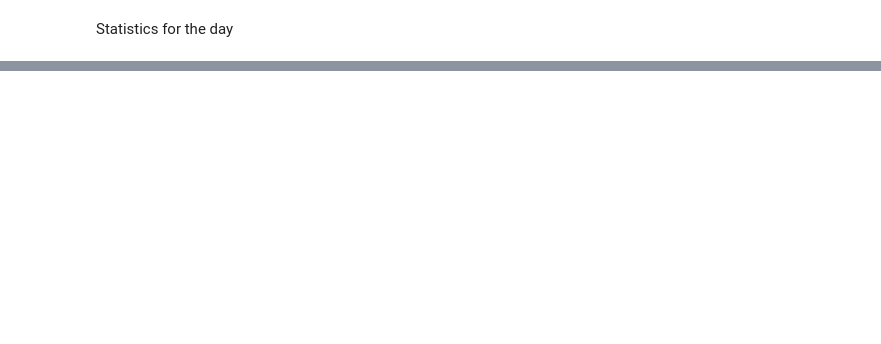
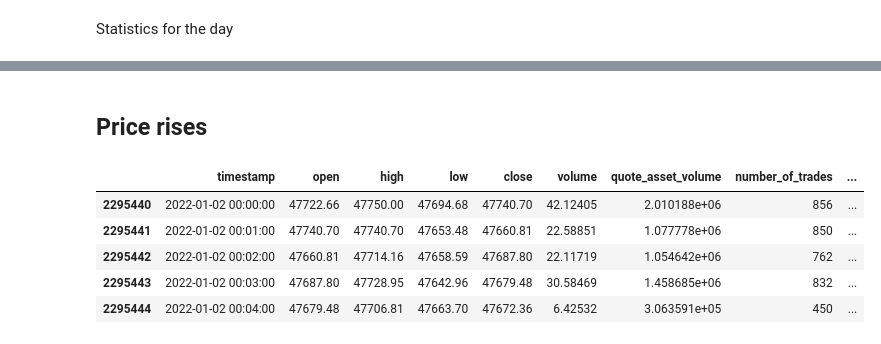
Before and after one commit to cristianionescu7/bitcoin_analysis, a Jupyter notebook: analysis.ipynb, the cells around one changed output, grey strips where cells are left out. Saved outputs shown, nothing was run; the diff lists cells and outputs as text; code cells hidden in the pictures; blank space fills up the shorter version.

```diff
--- a/analysis.ipynb
+++ b/analysis.ipynb
@@ -237,0 +209,13 @@ summary
+# %% [markdown]
+## Price rises
+# %%
+#display data for 2022-01-02
+data = df.loc[df['date'] == datetime.date(2022, 1, 2)]
+data.head()
+# %% [output]
+|  | timestamp | open | high | low | close | volume | quote_asset_volume | number_of_trades | ... |
+| 2295440 | 2022-01-02 00:00:00 | 47722.66 | 47750.00 | 47694.68 | 47740.70 | 42.12405 | 2.010188e+06 | 856 | ... |
+| 2295441 | 2022-01-02 00:01:00 | 47740.70 | 47740.70 | 47653.48 | 47660.81 | 22.58851 | 1.077778e+06 | 850 | ... |
+| 2295442 | 2022-01-02 00:02:00 | 47660.81 | 47714.16 | 47658.59 | 47687.80 | 22.11719 | 1.054642e+06 | 762 | ... |
+| 2295443 | 2022-01-02 00:03:00 | 47687.80 | 47728.95 | 47642.96 | 47679.48 | 30.58469 | 1.458685e+06 | 832 | ... |
+| 2295444 | 2022-01-02 00:04:00 | 47679.48 | 47706.81 | 47663.70 | 47672.36 | 6.42532 | 3.063591e+05 | 450 | ... |
```
Also changed, not shown: parts of 34 cells of this notebook.
